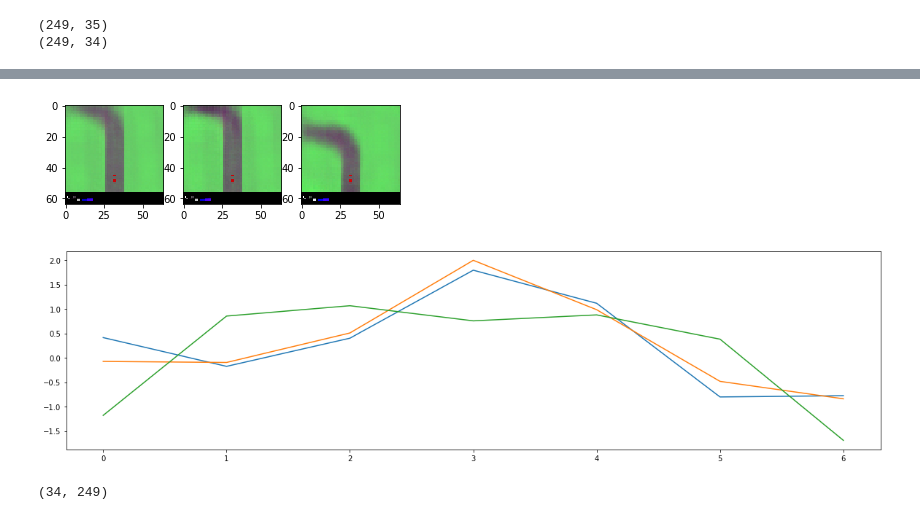
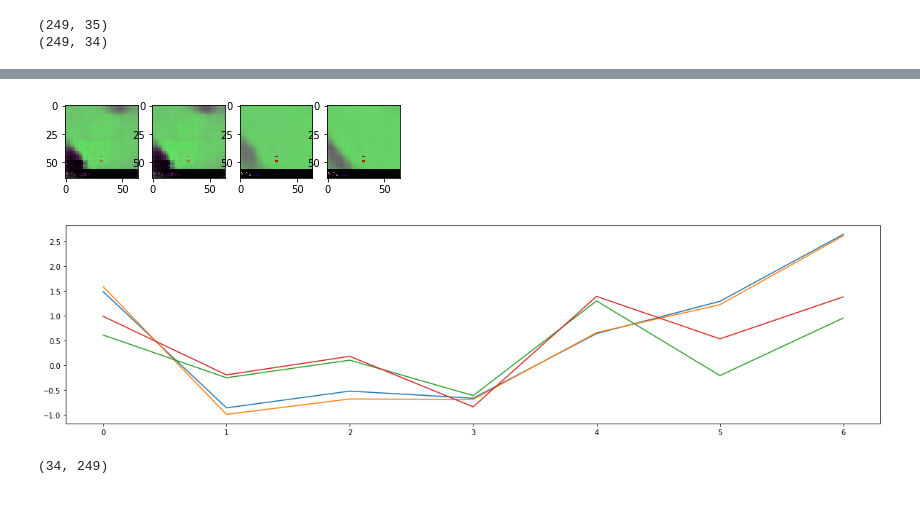
Before and after one commit to AppliedDataSciencePartners/WorldModels, a Jupyter notebook: check_rnn.ipynb, the cells around one changed output, grey strips where cells are left out. Drawn from its saved outputs; the diff is of its cells as text; code cells hidden in the pictures.

```diff
--- a/check_rnn.ipynb
+++ b/check_rnn.ipynb
@@ -60,7 +58,7 @@ def get_pi_idx(x, pdf):
     return random_value
 # %%
 def sample_z(mu, log_sigma):
-    z =  mu + (np.exp(log_sigma)) * np_random.randn(*log_sigma.shape) *  1
+    z =  mu + (np.exp(log_sigma)) * np_random.randn(*log_sigma.shape) *  0.25
     return z
 # %%
 np_random, seed = seeding.np_random()
@@ -226,45 +224,50 @@ current_z = obs[idx]
 i = idx
 # %%
 # print(current_z)
-current_z_decoded = vae.decoder.predict(np.array([current_mu[:32]]))[0]
+current_z_decoded = vae.decoder.predict(np.array([current_z[:32]]))[0]
 
-plt.subplot(131)
+plt.subplot(141)
 plt.imshow( current_z_decoded)
 
 # next_z, next_reward, next_done, chosen_mu, chosen_sigma, chosen_pi = sample_next_mdn_output(obs)
 next_z, chosen_mu, chosen_log_sigma, chosen_pi = sample_next_mdn_output(current_z)
 # print(chosen_pi)
 # print(chosen_mu)
 # print(chosen_log_sigma)
 
 
 next_z_decoded = vae.decoder.predict(np.array([next_z]))[0]
 
+obs_decoded = vae.decoder.predict(np.array([obs[i,:32]]))[0]
 actual_next_z_decoded = vae.decoder.predict(np.array([actual[i,:32]]))[0]
 
 
 next_z = np.concatenate([next_z, [0,1,0]])
 # print(next_z)
 
-plt.subplot(132)
+plt.subplot(142)
 plt.imshow( next_z_decoded)
 
+plt.subplot(143)
+plt.imshow( obs_decoded)
 
-plt.subplot(133)
+plt.subplot(144)
 plt.imshow( actual_next_z_decoded)
+
 plt.show()
 
 plt.figure(figsize=(20,5))
 plt.plot( current_z[[4,6,16,21,23,29,30]])
 plt.plot( next_z[[4,6,16,21,23,29,30]])
+plt.plot( obs[i,[4,6,16,21,23,29,30]])
 plt.plot( actual[i,[4,6,16,21,23,29,30]])
 plt.show()
 
 current_z = next_z
 i = i + 1
 # %% [output]
-[figure, old version]
+[figure, new version]
-[figure, old version]
+[figure, new version]
 # %%
 b = np.swapaxes(rnn_output[run_idx],0,1)
 print(b.shape)
```
Also changed, not shown: parts of 3 cells of this notebook, 35 other files.
